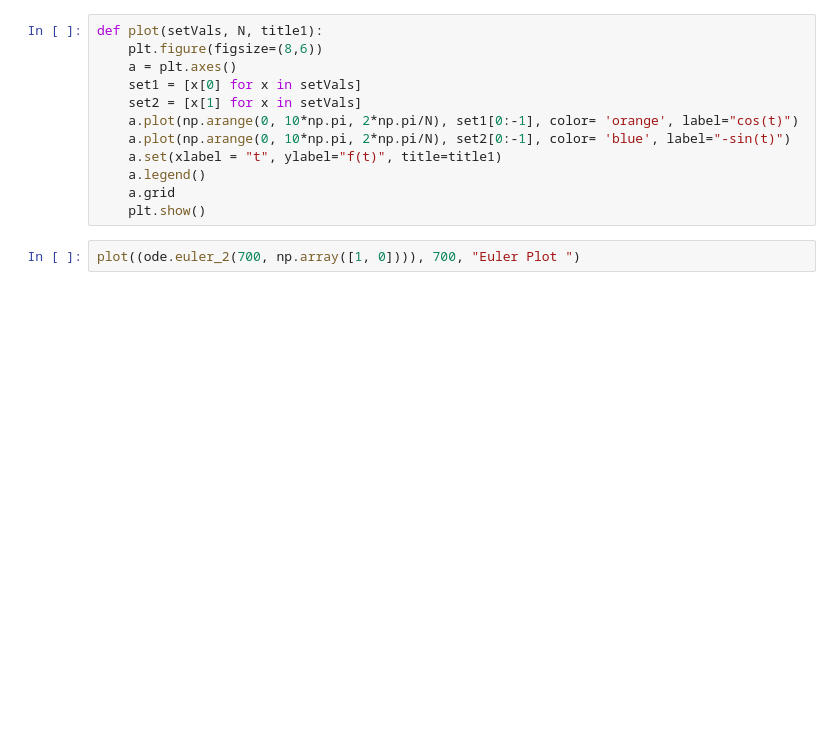
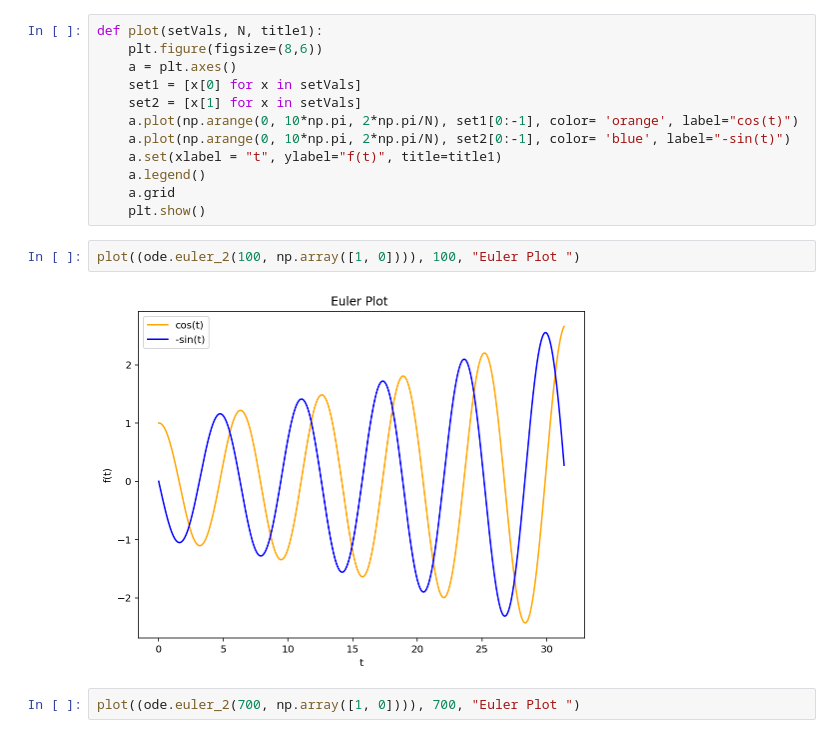
Before and after one commit to chapman-phys220-2018f/cw11-sorry-dressel, a Jupyter notebook: cw11.ipynb, the cells around one changed output. Drawn from its saved outputs; the diff is of its cells as text; blank space fills up the shorter version.

```diff
--- a/cw11.ipynb
+++ b/cw11.ipynb
@@ -14,6 +14,10 @@ def plot(setVals, N, title1):
     a.legend()
     a.grid
     plt.show()
+# %%
+plot((ode.euler_2(100, np.array([1, 0]))), 100, "Euler Plot ")
+# %% [output]
+[figure, added]
 # %%
 plot((ode.euler_2(700, np.array([1, 0]))), 700, "Euler Plot ")
 # %% [output]
```
Also changed, not shown: parts of 14 cells of this notebook, 1 other file.
